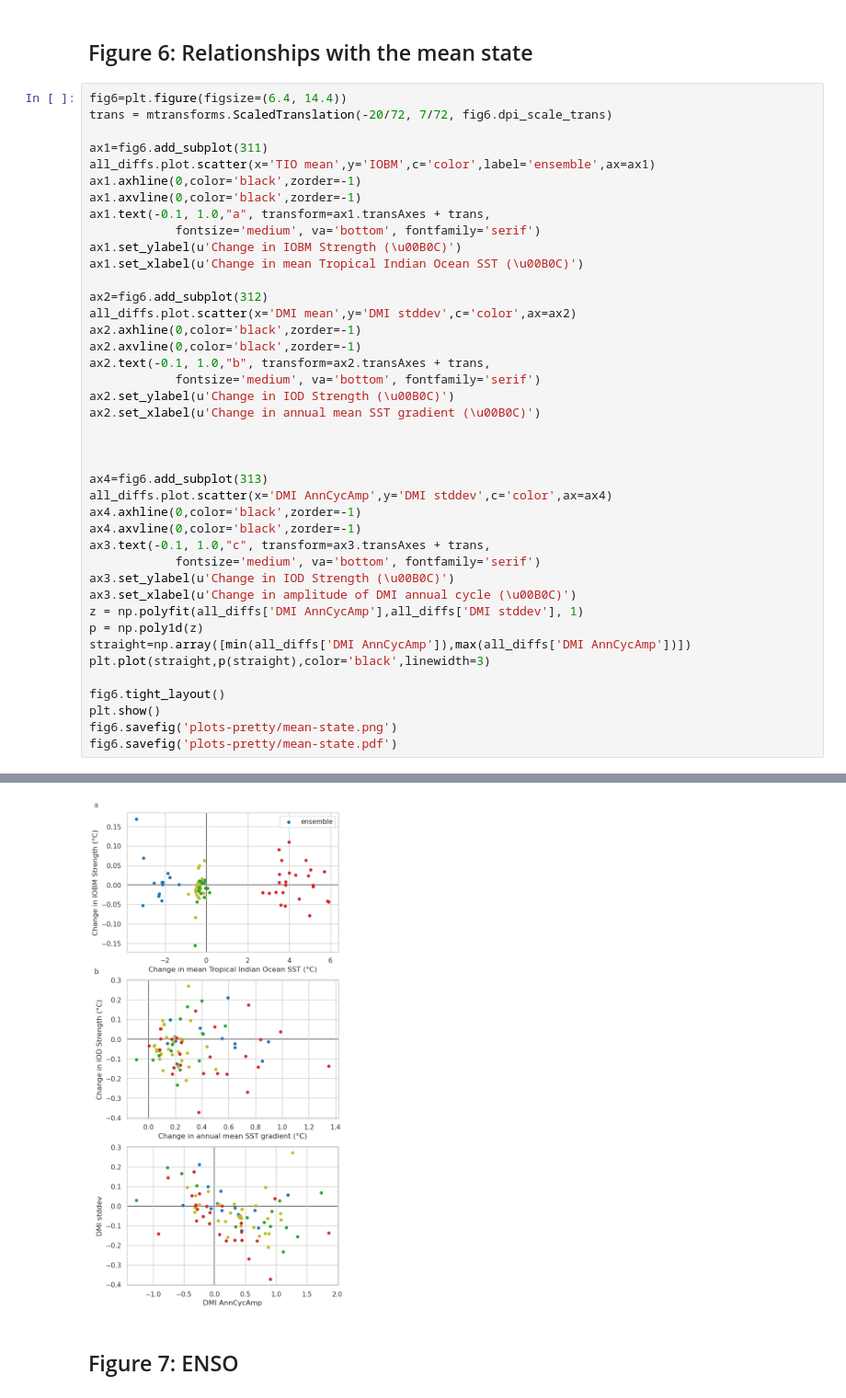
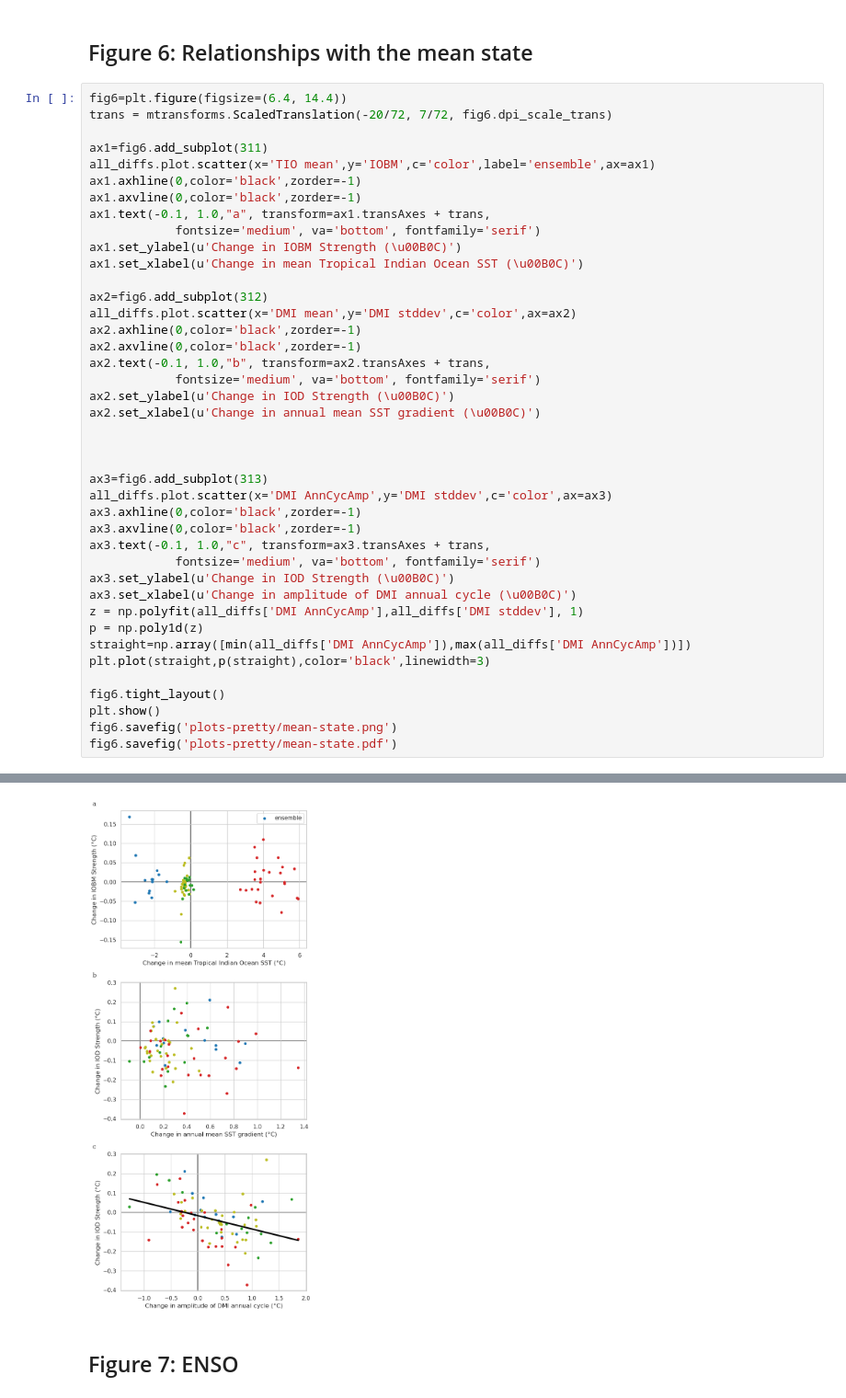
Before and after one commit to pmip4/IndianOceanVariability, a Jupyter notebook: figs_4_6_7_8.ipynb, the cells around one changed output, grey strips where cells are left out. Shown at 92% size. Saved outputs shown, nothing was run; the diff lists cells and outputs as text.

```diff
--- a/figs_4_6_7_8.ipynb
+++ b/figs_4_6_7_8.ipynb
@@ -199,10 +199,10 @@ ax2.set_xlabel(u'Change in annual mean SST gradient (\u00B0C)')
 
 
 
-ax4=fig6.add_subplot(313)
-all_diffs.plot.scatter(x='DMI AnnCycAmp',y='DMI stddev',c='color',ax=ax4)
-ax4.axhline(0,color='black',zorder=-1)
-ax4.axvline(0,color='black',zorder=-1)
+ax3=fig6.add_subplot(313)
+all_diffs.plot.scatter(x='DMI AnnCycAmp',y='DMI stddev',c='color',ax=ax3)
+ax3.axhline(0,color='black',zorder=-1)
+ax3.axvline(0,color='black',zorder=-1)
 ax3.text(-0.1, 1.0,"c", transform=ax3.transAxes + trans,
             fontsize='medium', va='bottom', fontfamily='serif')
 ax3.set_ylabel(u'Change in IOD Strength (\u00B0C)')
@@ -221,4 +220,4 @@ NameError: name 'ax3' is not defined
-[figure, old version]
+[figure, new version]
 # %% [markdown]
 ## Figure 7: ENSO
 # %%
```
Also changed, not shown: parts of 3 cells of this notebook, 2 other files.
